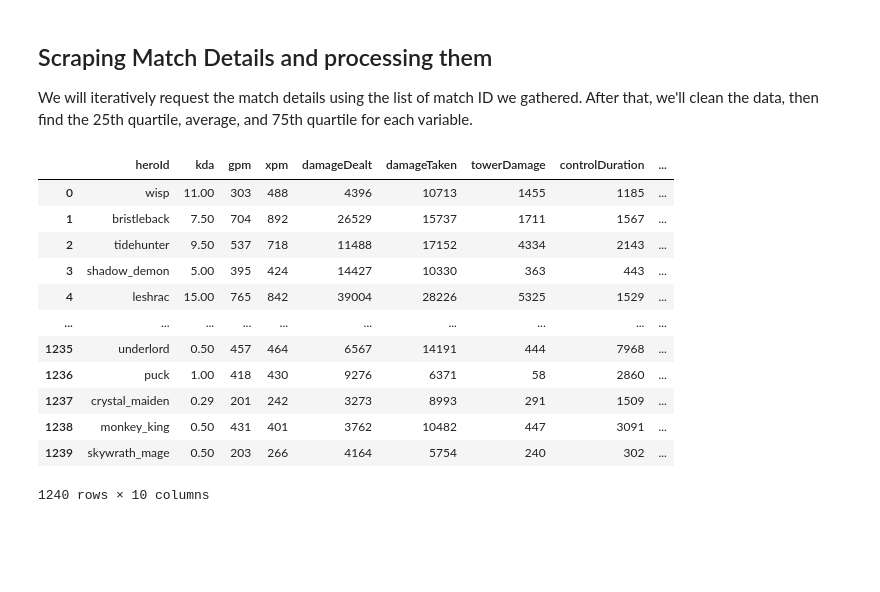
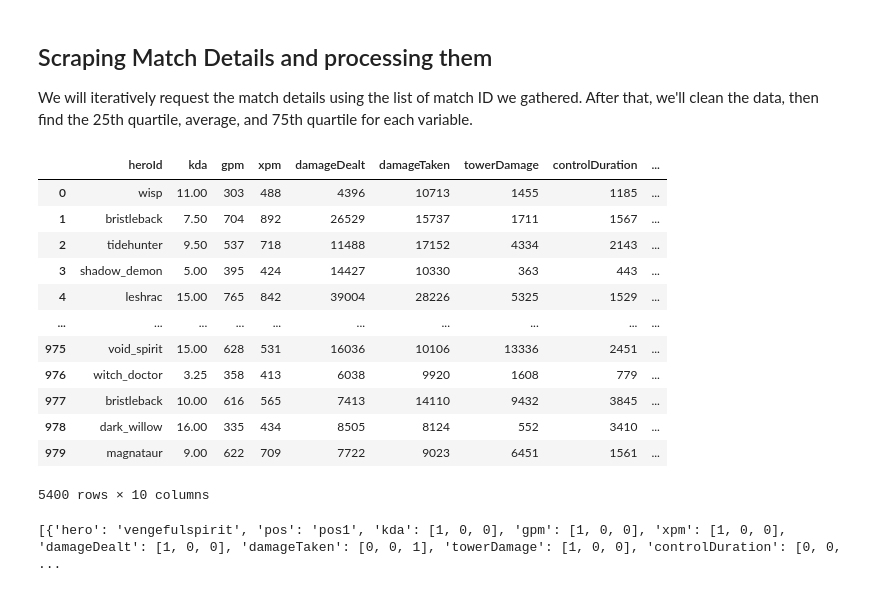
Before and after one commit to rif42/RatingDota2PlayersPerformanceUsingFuzzyLogic, a Jupyter notebook: stratz-scrape.ipynb, the cells around one changed output. Saved outputs shown, nothing was run; the diff lists cells and outputs as text; code cells hidden in the pictures; blank space fills up the shorter version.

Commit message:
dataset ok, aggregated all dataset, created inference rules, calculated initial mu values

```diff
--- a/stratz-scrape.ipynb
+++ b/stratz-scrape.ipynb
@@ -651,31 +651,33 @@ def matchDetailAggregator (matchid):
 # %%
 import pandas as pd
 
-pos1_names = ['medusa', 'terrorblade', 'bloodseeker', 'morphling', 'monkey_king']
-pos2_names = ['ember_spirit', 'batrider', 'storm_spirit', 'void', 'void_spirit']
-pos3_names = ['doom_bringer', 'beastmaster', 'spirit_breaker', 'shredder', 'underlord']
-pos4_names = ['techies', 'enchantress', 'undying', 'skywrath_mage', 'mirana']
-pos5_names = ['rubick', 'pugna', 'silencer', 'crystal_maiden', 'disruptor']
+pos1 = ['medusa', 'terrorblade', 'bloodseeker', 'morphling', 'monkey_king']
+pos2 = ['ember_spirit', 'batrider', 'storm_spirit', 'void', 'void_spirit']
+pos3 = ['doom_bringer', 'beastmaster', 'spirit_breaker', 'shredder', 'underlord']
+pos4 = ['techies', 'enchantress', 'undying', 'skywrath_mage', 'mirana']
+pos5 = ['rubick', 'pugna', 'silencer', 'crystal_maiden', 'disruptor']
 
 # load csv to dataframe
 pos1_matches = pd.read_csv('pos1_matches.csv')
 pos2_matches = pd.read_csv('pos2_matches.csv')
 pos3_matches = pd.read_csv('pos3_matches.csv')
 pos4_matches = pd.read_csv('pos4_matches.csv')
 pos5_matches = pd.read_csv('pos5_matches.csv')
-pos1_matches
+# combine all dataframe
+all_matches = pd.concat([pos1_matches, pos2_matches, pos3_matches, pos4_matches, pos5_matches])
+all_matches
 # %% [output]
 |  | heroId | kda | gpm | xpm | damageDealt | damageTaken | towerDamage | controlDuration | ... |
 | 0 | wisp | 11.00 | 303 | 488 | 4396 | 10713 | 1455 | 1185 | ... |
 | 1 | bristleback | 7.50 | 704 | 892 | 26529 | 15737 | 1711 | 1567 | ... |
 | 2 | tidehunter | 9.50 | 537 | 718 | 11488 | 17152 | 4334 | 2143 | ... |
 | 3 | shadow_demon | 5.00 | 395 | 424 | 14427 | 10330 | 363 | 443 | ... |
 | 4 | leshrac | 15.00 | 765 | 842 | 39004 | 28226 | 5325 | 1529 | ... |
 | ... | ... | ... | ... | ... | ... | ... | ... | ... | ... |
-| 1235 | underlord | 0.50 | 457 | 464 | 6567 | 14191 | 444 | 7968 | ... |
-| 1236 | puck | 1.00 | 418 | 430 | 9276 | 6371 | 58 | 2860 | ... |
-| 1237 | crystal_maiden | 0.29 | 201 | 242 | 3273 | 8993 | 291 | 1509 | ... |
-| 1238 | monkey_king | 0.50 | 431 | 401 | 3762 | 10482 | 447 | 3091 | ... |
-| 1239 | skywrath_mage | 0.50 | 203 | 266 | 4164 | 5754 | 240 | 302 | ... |
+| 975 | void_spirit | 15.00 | 628 | 531 | 16036 | 10106 | 13336 | 2451 | ... |
+| 976 | witch_doctor | 3.25 | 358 | 413 | 6038 | 9920 | 1608 | 779 | ... |
+| 977 | bristleback | 10.00 | 616 | 565 | 7413 | 14110 | 9432 | 3845 | ... |
+| 978 | dark_willow | 16.00 | 335 | 434 | 8505 | 8124 | 552 | 3410 | ... |
+| 979 | magnataur | 9.00 | 622 | 709 | 7722 | 9023 | 6451 | 1561 | ... |
-1240 rows × 10 columns
+5400 rows × 10 columns
 # %%
@@ -759,0 +831,38 @@ rank1(7,2,3)
+# %%
+def calculateMuValues(matchid, limits):
+    match0 = matchDetailAggregator([matchid])
+    total = []
+    for j in range (0,9):
+        for i in range (0,44,9):
+            if i == 0:
+                pos = 'pos1'
+            elif i == 9:
+                pos = 'pos2'
+            elif i == 18:
+                pos = 'pos3'
+            elif i == 27:
+                pos = 'pos4'
+            elif i == 36:
+                pos = 'pos5'
+
+            mu ={
+                'hero' : match0.iloc[j,0],
+                'pos' : pos,
+                'kda' : fuzzify(limits.loc[i,'q1'], limits.loc[i,'q2'], limits.loc[i,'q3'], match0.iloc[j,1]),
+                'gpm' : fuzzify(limits.loc[i+1,'q1'], limits.loc[i+1,'q2'], limits.loc[1,'q3'], match0.iloc[j,2]),
+                'xpm' : fuzzify(limits.loc[i+2,'q3'], limits.loc[i+2,'q2'], limits.loc[2,'q3'], match0.iloc[j,3]),
+                'damageDealt' : fuzzify(limits.loc[i+3,'q3'], limits.loc[i+3,'q2'], limits.loc[3,'q3'], match0.iloc[j,4]),
+                'damageTaken' : fuzzify(limits.loc[i+4,'q3'], limits.loc[i+4,'q2'], limits.loc[4,'q3'], match0.iloc[j,5]),
+                'towerDamage' : fuzzify(limits.loc[i+5,'q3'], limits.loc[i+5,'q2'], limits.loc[5,'q3'], match0.iloc[j,6]),
+                'controlDuration' : fuzzify(limits.loc[i+6,'q3'], limits.loc[i+6,'q2'], limits.loc[6,'q3'], match0.iloc[j,7]),
+                'wardPlanted' : fuzzify(limits.loc[i+7,'q3'], limits.loc[i+7,'q2'], limits.loc[7,'q3'], match0.iloc[j,8]),
+                'wardDestroyed' : fuzzify(limits.loc[i+8,'q3'], limits.loc[i+8,'q2'], limits.loc[8,'q3'], match0.iloc[j,9]),
+            }
+            total.append(mu)
+
+    print(total)
+    return total
+
+lmao = calculateMuValues(7278860356, fuzzy_limits)
+# %% [output]
+[{'hero': 'vengefulspirit', 'pos': 'pos1', 'kda': [1, 0, 0], 'gpm': [1, 0, 0], 'xpm': [1, 0, 0], 'damageDealt': [1, 0, 0], 'damageTaken': [0, 0, 1], 'towerDamage': [1, 0, 0], 'controlDuration': [0, 0, ...
```
Also changed, not shown: parts of 3 cells of this notebook.
